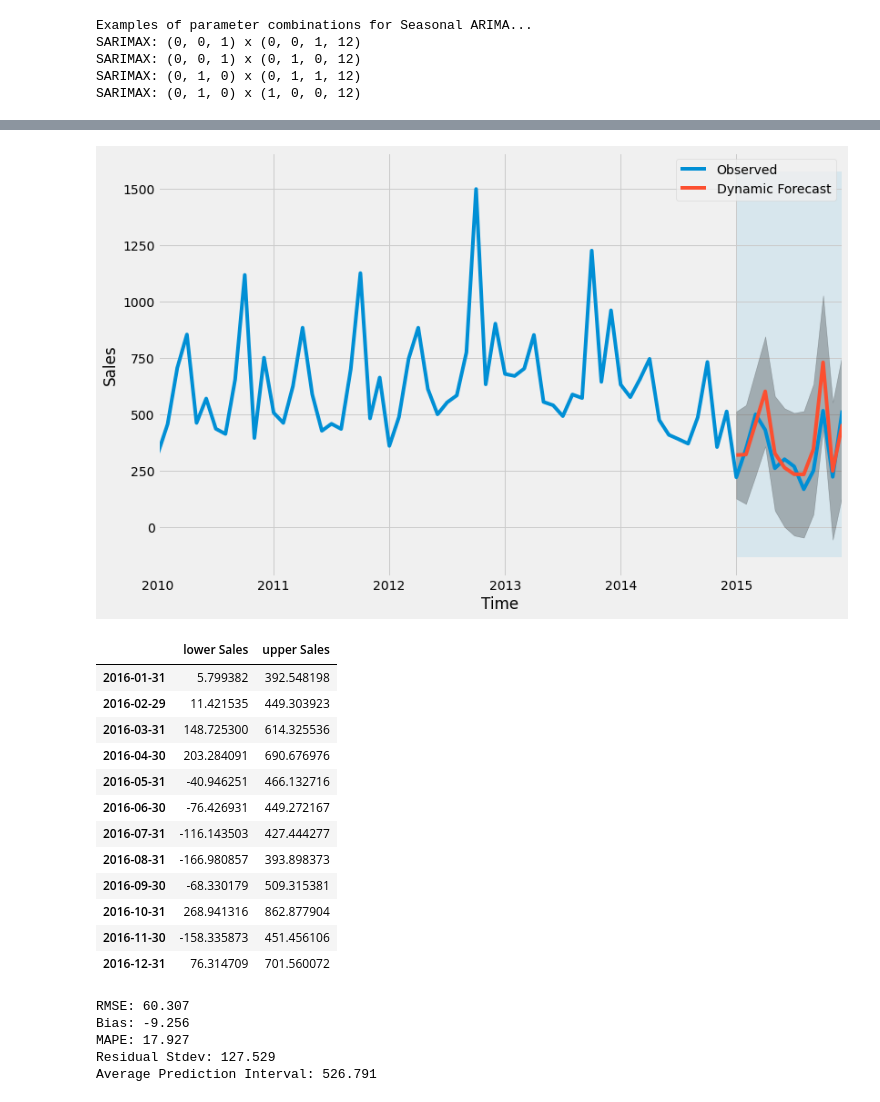
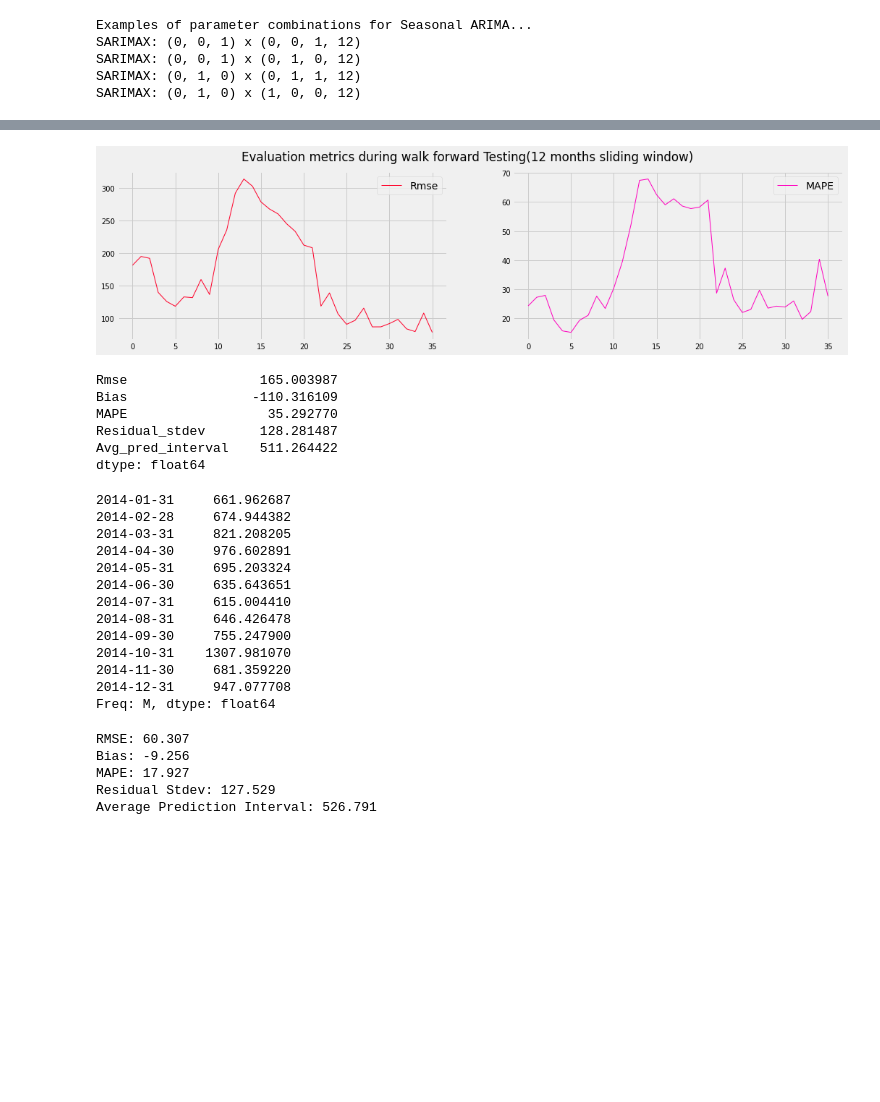
Before and after one commit to ankitaggarwal64/Time-Series-Sales-Forecasting-for-Agricultural-Equipments, a Jupyter notebook: Univariate_ARIMA.ipynb, the cells around one changed output, grey strips where cells are left out. Drawn from its saved outputs; the diff is of its cells as text; code cells hidden in the pictures; blank space fills up the shorter version.

```diff
--- a/Univariate_ARIMA.ipynb
+++ b/Univariate_ARIMA.ipynb
@@ -210,19 +293,18 @@ Average Prediction Interval: 526.796
-# %%
-#Plot Model Forecast in Validation period
-ax = train['2010':].plot(label='Observed', figsize=(12, 8))
-pred_dynamic.predicted_mean.plot(label='Dynamic Forecast', ax=ax)
-
-ax.fill_between(pred_dynamic_ci.index,
-                pred_dynamic_ci.iloc[:, 0],
-                pred_dynamic_ci.iloc[:, 1], color='k', alpha=.25)
-
-ax.fill_betweenx(ax.get_ylim(), pd.to_datetime('2015-01-31'), train.index[-1],
-                 alpha=.1, zorder=-1)
-
-ax.set_xlabel('Time')
-ax.set_ylabel('Sales')
-
-plt.legend()
-plt.show()
-# %% [output]
-[figure, removed]
+# %%
+# Plotting Evaluation metrics - RMSE & MAPE during walk forward Testing with 12months period
+plt.style.use("fivethirtyeight")
+ax = test_metrics[["Rmse","MAPE"]].plot(subplots=True, title ="Evaluation metrics during walk forward Testing(12 months sliding window)",linewidth=1,layout =(1,2),sharex=False,sharey=False,colormap = "gist_rainbow", figsize=(16,4),fontsize=10)
+plt.show()
+# %% [output]
+[figure, added]
+# %%
+# Average Test Evaluation Metrics from 2013 to 2016 with 12 months sliding forecast window
+test_metrics = pd.DataFrame(rows_test, columns=columns_test)
+print(test_metrics.mean())
+# %% [output]
+Rmse                 165.003987
+Bias                -110.316109
+MAPE                  35.292770
+Residual_stdev       128.281487
+Avg_pred_interval    511.264422
+dtype: float64
@@ -234,21 +318,21 @@ pred_uc = results.get_forecast(steps=12)
 # Get confidence intervals of forecasts
 pred_ci = pred_uc.conf_int()
 # %%
-pred_uc.conf_int()
+pred_uc.predicted_mean
 # %% [output]
-|  | lower Sales | upper Sales |
-| 2016-01-31 | 5.799382 | 392.548198 |
-| 2016-02-29 | 11.421535 | 449.303923 |
-| 2016-03-31 | 148.725300 | 614.325536 |
-| 2016-04-30 | 203.284091 | 690.676976 |
-| 2016-05-31 | -40.946251 | 466.132716 |
-| 2016-06-30 | -76.426931 | 449.272167 |
-| 2016-07-31 | -116.143503 | 427.444277 |
-| 2016-08-31 | -166.980857 | 393.898373 |
-| 2016-09-30 | -68.330179 | 509.315381 |
-| 2016-10-31 | 268.941316 | 862.877904 |
-| 2016-11-30 | -158.335873 | 451.456106 |
-| 2016-12-31 | 76.314709 | 701.560072 |
+2014-01-31     661.962687
+2014-02-28     674.944382
+2014-03-31     821.208205
+2014-04-30     976.602891
+2014-05-31     695.203324
+2014-06-30     635.643651
+2014-07-31     615.004410
+2014-08-31     646.426478
+2014-09-30     755.247900
+2014-10-31    1307.981070
+2014-11-30     681.359220
+2014-12-31     947.077708
+Freq: M, dtype: float64
 # %%
 # Extract the predicted and true values of our time series
 y_forecasted = pred_uc.predicted_mean
```
Also changed, not shown: parts of 23 cells of this notebook.
